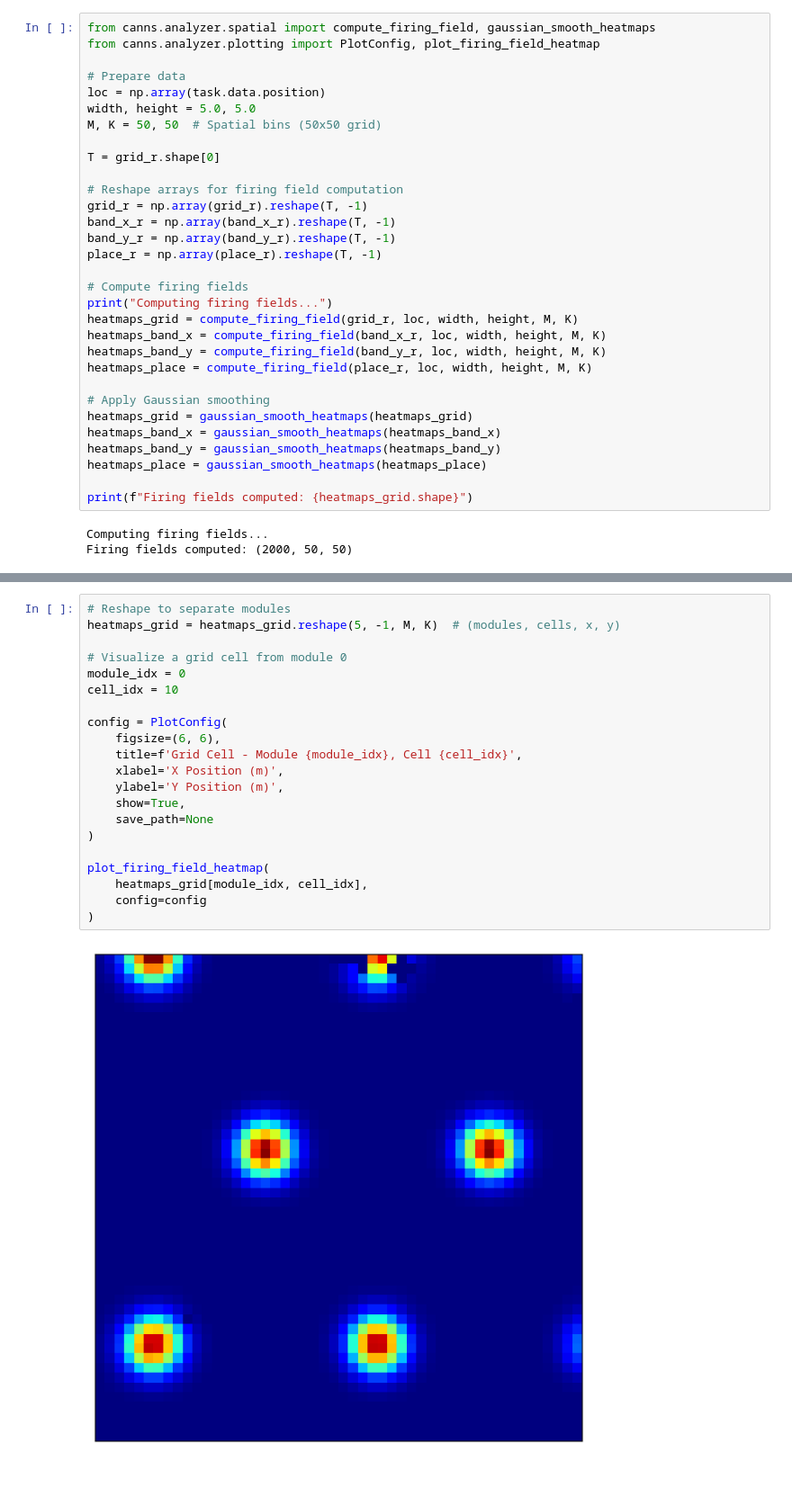
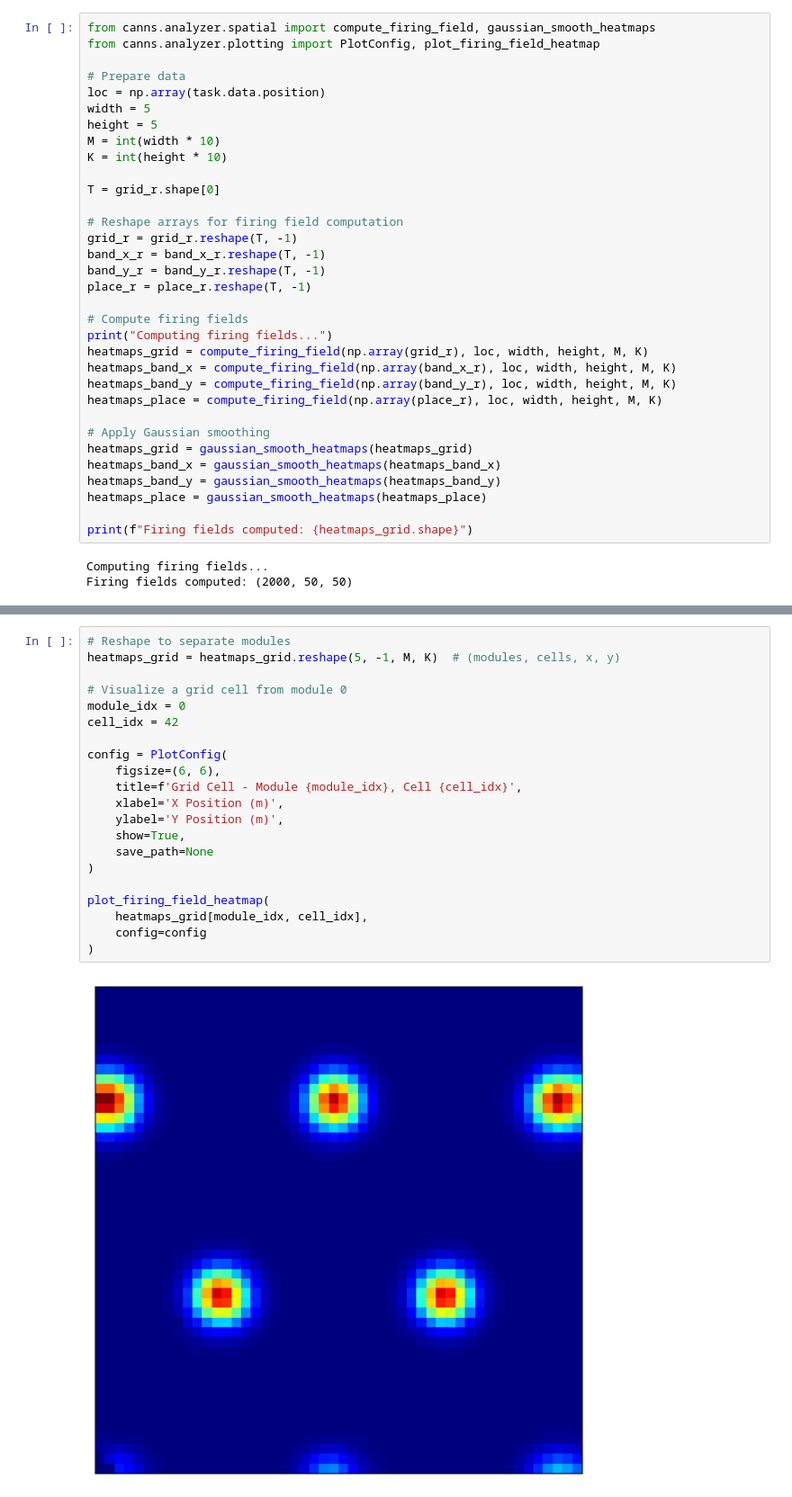
Before and after one commit to Routhleck/canns, a Jupyter notebook: docs/en/3_full_detail_tutorials/01_cann_modeling/05_hierarchical_network.ipynb, the cells around one changed output, grey strips where cells are left out. Shown at 90% size. Cells and saved outputs as stored; diff of their text form.

```diff
--- a/docs/en/3_full_detail_tutorials/01_cann_modeling/05_hierarchical_network.ipynb
+++ b/docs/en/3_full_detail_tutorials/01_cann_modeling/05_hierarchical_network.ipynb
@@ -218,23 +270,25 @@ from canns.analyzer.plotting import PlotConfig, plot_firing_field_heatmap
 
 # Prepare data
 loc = np.array(task.data.position)
-width, height = 5.0, 5.0
-M, K = 50, 50  # Spatial bins (50x50 grid)
+width = 5
+height = 5
+M = int(width * 10)
+K = int(height * 10)
 
 T = grid_r.shape[0]
 
 # Reshape arrays for firing field computation
-grid_r = np.array(grid_r).reshape(T, -1)
-band_x_r = np.array(band_x_r).reshape(T, -1)
-band_y_r = np.array(band_y_r).reshape(T, -1)
-place_r = np.array(place_r).reshape(T, -1)
+grid_r = grid_r.reshape(T, -1)
+band_x_r = band_x_r.reshape(T, -1)
+band_y_r = band_y_r.reshape(T, -1)
+place_r = place_r.reshape(T, -1)
 
 # Compute firing fields
 print("Computing firing fields...")
-heatmaps_grid = compute_firing_field(grid_r, loc, width, height, M, K)
-heatmaps_band_x = compute_firing_field(band_x_r, loc, width, height, M, K)
-heatmaps_band_y = compute_firing_field(band_y_r, loc, width, height, M, K)
-heatmaps_place = compute_firing_field(place_r, loc, width, height, M, K)
+heatmaps_grid = compute_firing_field(np.array(grid_r), loc, width, height, M, K)
+heatmaps_band_x = compute_firing_field(np.array(band_x_r), loc, width, height, M, K)
+heatmaps_band_y = compute_firing_field(np.array(band_y_r), loc, width, height, M, K)
+heatmaps_place = compute_firing_field(np.array(place_r), loc, width, height, M, K)
 
 # Apply Gaussian smoothing
 heatmaps_grid = gaussian_smooth_heatmaps(heatmaps_grid)
@@ -253,24 +308,24 @@ Grid cells show characteristic hexagonal firing patterns:
 # %%
 # Reshape to separate modules
 heatmaps_grid = heatmaps_grid.reshape(5, -1, M, K)  # (modules, cells, x, y)
 
 # Visualize a grid cell from module 0
 module_idx = 0
-cell_idx = 10
+cell_idx = 42
 
 config = PlotConfig(
     figsize=(6, 6),
     title=f'Grid Cell - Module {module_idx}, Cell {cell_idx}',
     xlabel='X Position (m)',
     ylabel='Y Position (m)',
     show=True,
     save_path=None
 )
 
 plot_firing_field_heatmap(
     heatmaps_grid[module_idx, cell_idx],
     config=config
 )
 # %% [output]
-[figure, old version]
+[figure, new version]
 (<Figure size 600x600 with 1 Axes>, <Axes: >)
```
Also changed, not shown: parts of 36 cells of this notebook, 30 other files.
